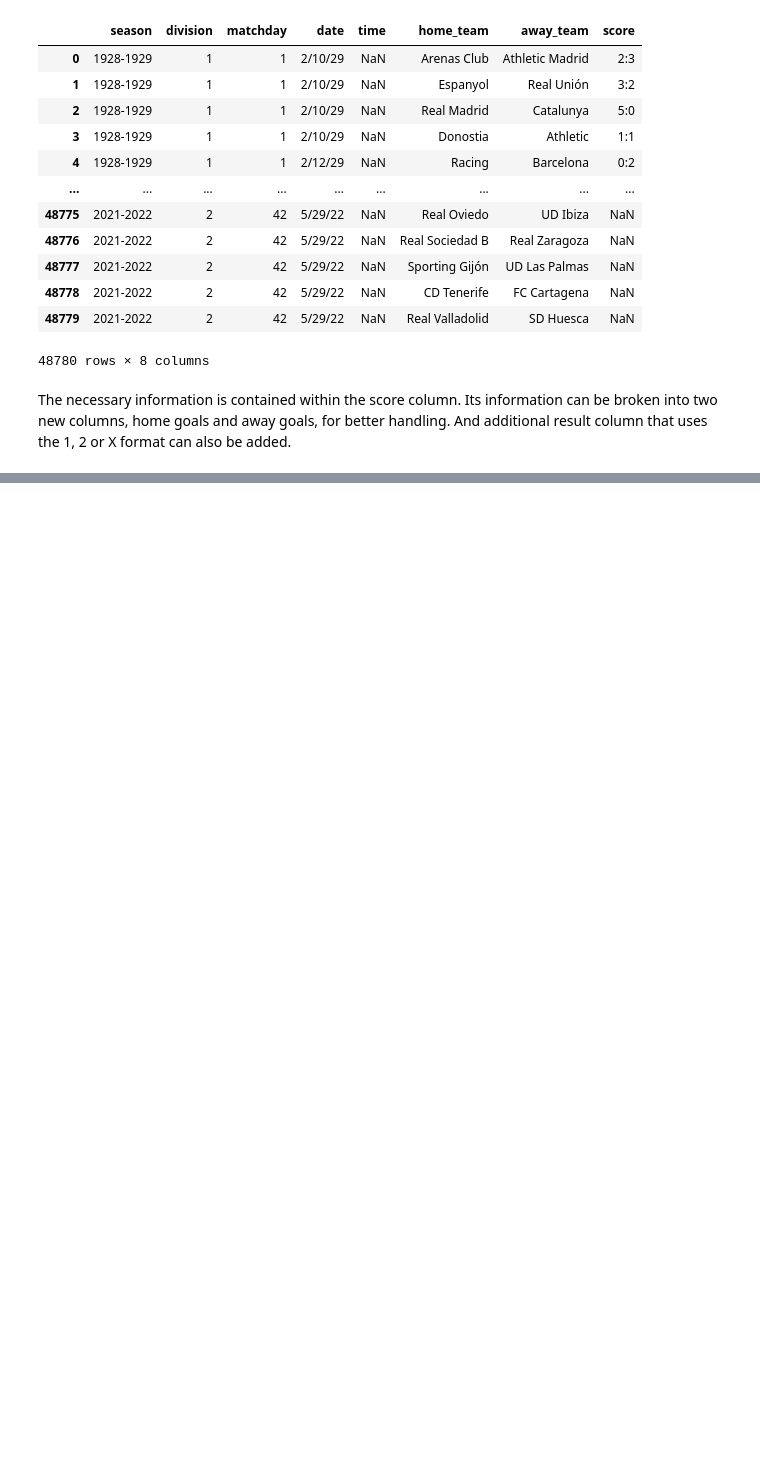
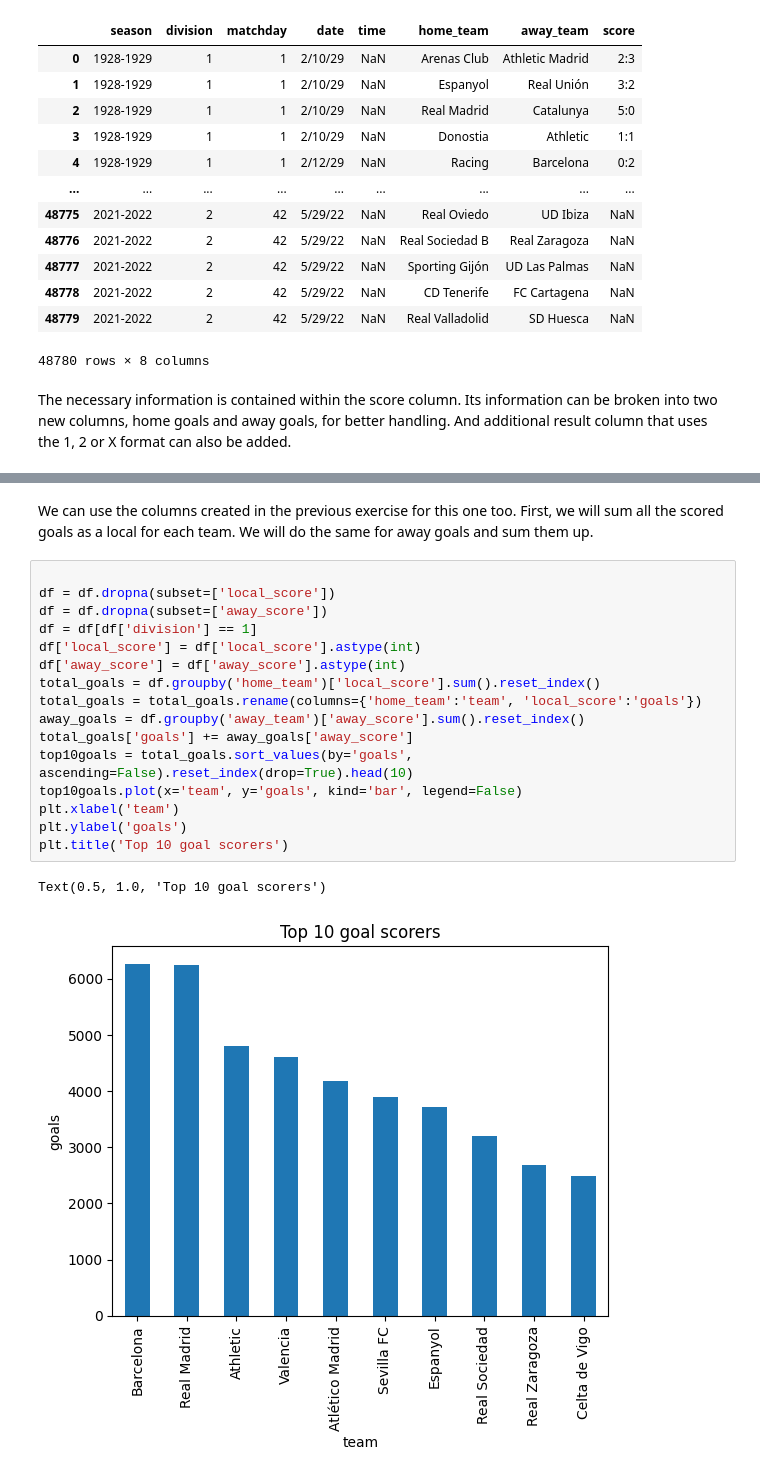
Before and after one commit to Raherol/la-quiniela, a Jupyter notebook: analysis/LaLigaDataAnalysis.ipynb, the cells around one changed output, grey strips where cells are left out. Drawn from its saved outputs; the diff is of its cells as text; blank space fills up the shorter version.

```diff
--- a/analysis/LaLigaDataAnalysis.ipynb
+++ b/analysis/LaLigaDataAnalysis.ipynb
@@ -46,0 +69,21 @@ df
+# %% [markdown]
+We can use the columns created in the previous exercise for this one too. First, we will sum all the scored goals as a local for each team. We will do the same for away goals and sum them up.
+# %%
+
+df = df.dropna(subset=['local_score'])
+df = df.dropna(subset=['away_score'])
+df = df[df['division'] == 1]
+df['local_score'] = df['local_score'].astype(int)
+df['away_score'] = df['away_score'].astype(int)
+total_goals = df.groupby('home_team')['local_score'].sum().reset_index()
+total_goals = total_goals.rename(columns={'home_team':'team', 'local_score':'goals'})
+away_goals = df.groupby('away_team')['away_score'].sum().reset_index()
+total_goals['goals'] += away_goals['away_score']
+top10goals = total_goals.sort_values(by='goals', ascending=False).reset_index(drop=True).head(10)
+top10goals.plot(x='team', y='goals', kind='bar', legend=False)
+plt.xlabel('team')
+plt.ylabel('goals')
+plt.title('Top 10 goal scorers')
+# %% [output]
+Text(0.5, 1.0, 'Top 10 goal scorers')
+[figure, added]
```
Also changed, not shown: parts of 15 cells of this notebook.
